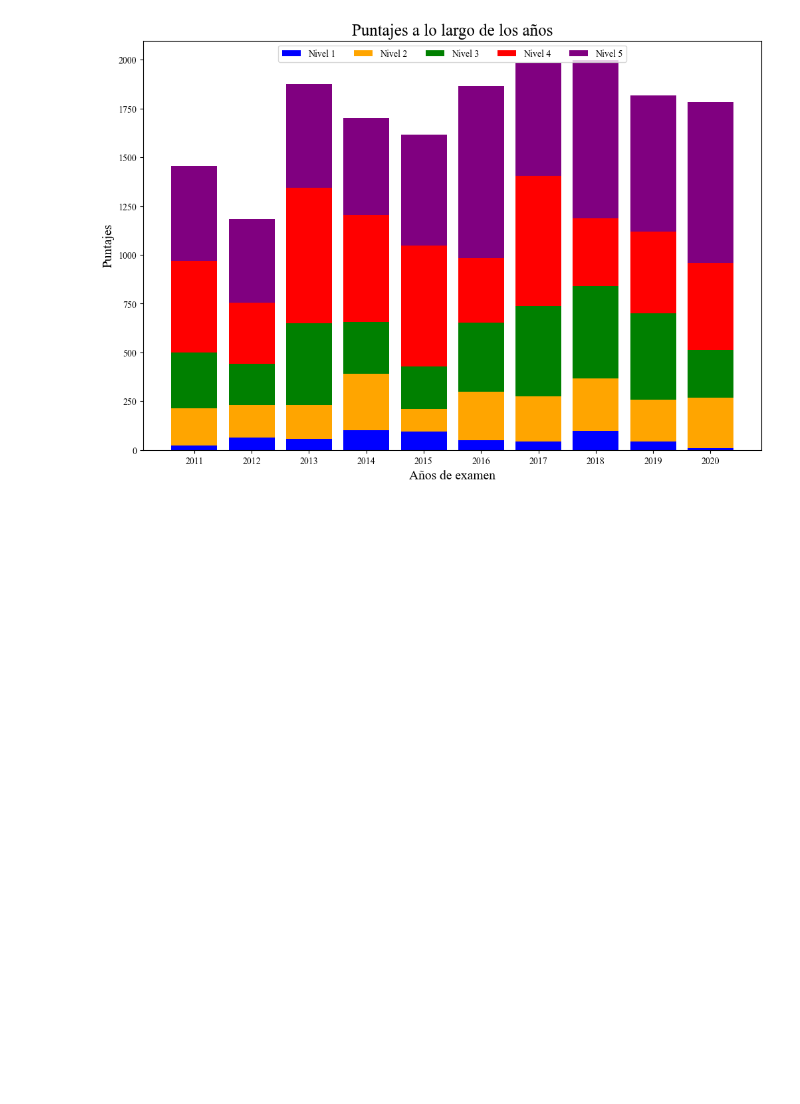
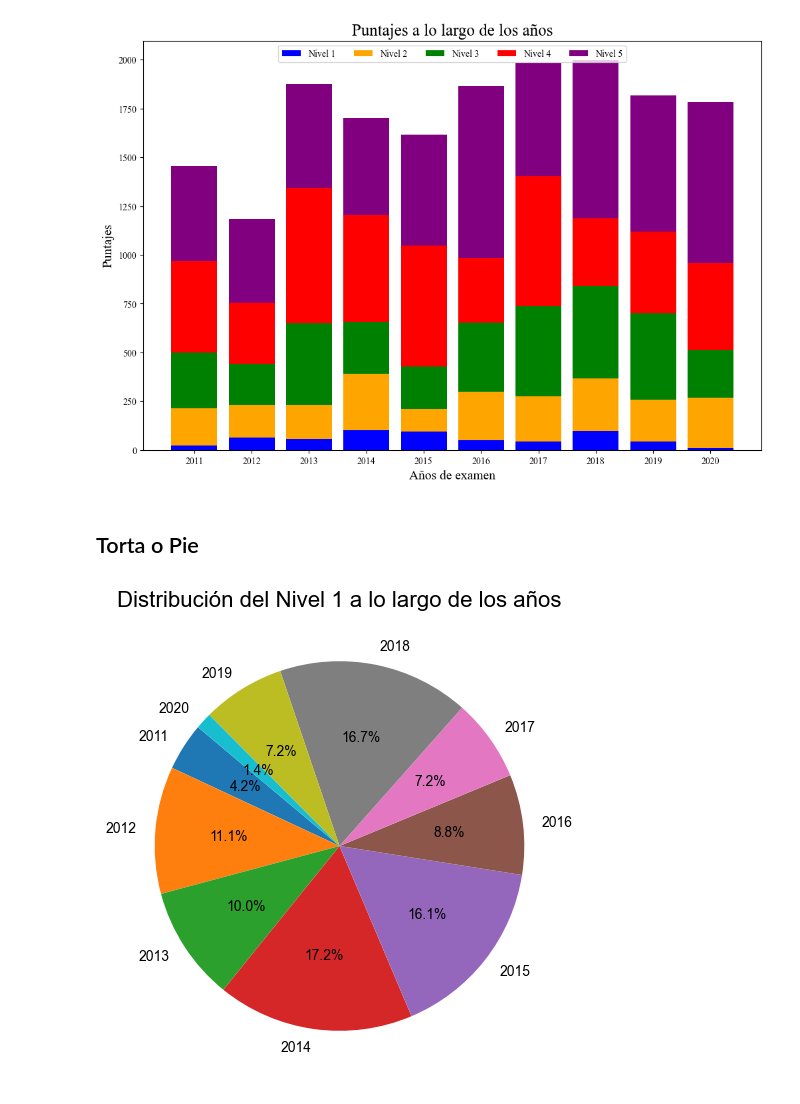
Before and after one commit to paranedagarcia/Data-Science, a Jupyter notebook: Visualizacion/Matplotlib.ipynb, the cells around one changed output. Cells and saved outputs as stored; diff of their text form; code cells hidden in the pictures; blank space fills up the shorter version.

```diff
--- a/Visualizacion/Matplotlib.ipynb
+++ b/Visualizacion/Matplotlib.ipynb
@@ -130,3 +133,14 @@ plt.gcf().set_size_inches(12, 8)
 plt.show()
 # %% [output]
 [figure]
+# %% [markdown]
+## Torta o Pie
+# %%
+plt.rcParams['font.family'] = 'Arial'
+
+plt.pie(nivel1, labels=years, autopct='%1.1f%%', startangle=140)
+plt.title('Distribución del Nivel 1 a lo largo de los años', fontsize=16)
+plt.gcf().set_size_inches(6,6)
+plt.show()
+# %% [output]
+[figure, added]
```
Also changed, not shown: parts of 8 cells of this notebook.
